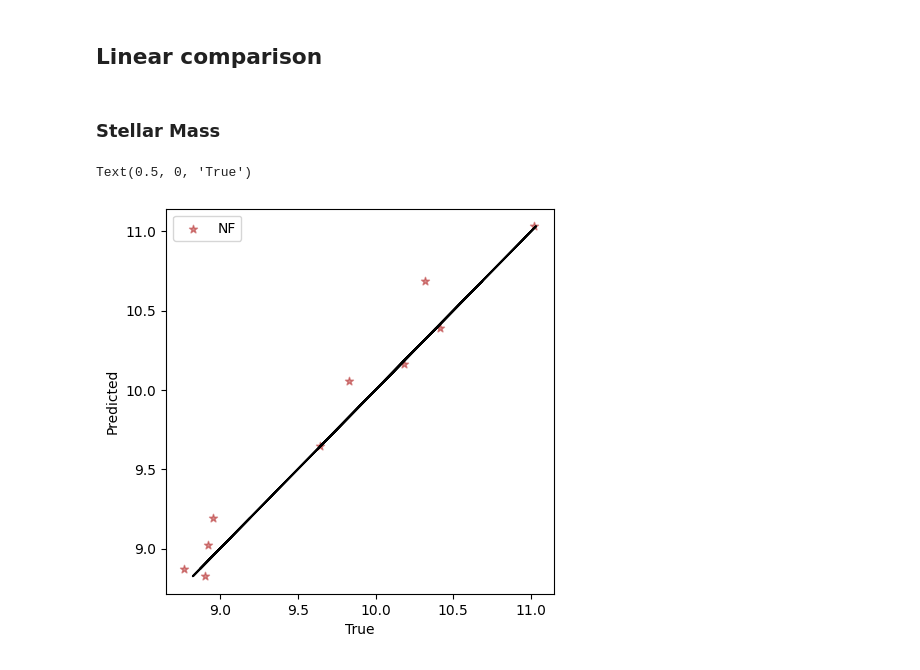
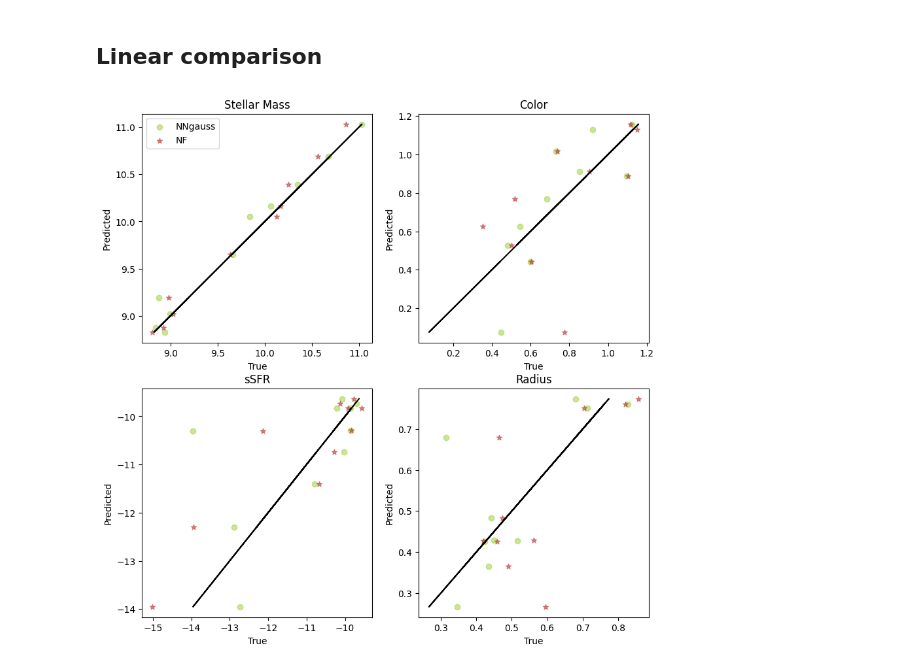
Before and after one commit to nvillanova/CentralGalaxiesTNG300_paperIII, a Jupyter notebook: get_predictions.ipynb, the cells around one changed output. Saved outputs shown, nothing was run; the diff lists cells and outputs as text; code cells hidden in the pictures.

```diff
--- a/get_predictions.ipynb
+++ b/get_predictions.ipynb
@@ -50,0 +52,2 @@ A KerasTensor cannot be used as input to a TensorFlow function. A KerasTensor is
+# %%
+nf = NF(target_props, trial = 99)
@@ -54,3 +61,5 @@ nf_pred = nf.get_sample(input_data, n_samples = 10)
 # instance: 0
 https://scikit-learn.org/stable/model_persistence.html#security-maintainability-limitations
   warnings.warn(
+# %%
+nf_pred = nf.get_sample(input_data, n_samples = 10)
@@ -61,26 +74,53 @@ nf_pred.shape#, nngauss_pred.shape
 # %% [markdown]
 ## Linear comparison
-# %% [markdown]
-### Stellar Mass
-# %%
-nf_smass = nf_pred[0, :, 0]
-#nngauss_smass = nngauss_pred[0, :, 0]
-
-plt.figure(dpi = 100, figsize = (5, 5))
-
-plt.plot(dataset['smass'], dataset['smass'], color = 'black')
-
-# plt.scatter(nngauss_smass, dataset['smass'],
-#             color = nngauss.color, label = nngauss.label, marker = nngauss.marker,
-#             alpha = 0.5)
-
-plt.scatter(nf_smass, dataset['smass'],
-            color = nf.color, label = nf.label, marker = nf.marker,
-            alpha = 0.5)
-
-plt.legend()
-plt.ylabel('Predicted')
-plt.xlabel('True')
-# %% [output]
-Text(0.5, 0, 'True')
-[figure, removed]
+# %%
+fig, axs = plt.subplots(2, 2, figsize = (10, 10), dpi = 100)
+
+#Stellar Mass
+nf_smass = nf_pred[0, :, 0]
+nngauss_smass = nngauss_pred[0, :, 0]
+
+axs[0, 0].set_title('Stellar Mass')
+axs[0, 0].plot(dataset['smass'], dataset['smass'], color = 'black')
+axs[0, 0].scatter(nngauss_smass, dataset['smass'], color = nngauss.color, label = nngauss.label, marker = nngauss.marker, alpha = 0.5)
+axs[0, 0].scatter(nf_smass, dataset['smass'], color = nf.color, label = nf.label, marker = nf.marker, alpha = 0.5)
+axs[0, 0].legend()
+axs[0, 0].set_ylabel('Predicted')
+axs[0, 0].set_xlabel('True')
+
+#Color
+nf_color = nf_pred[0, :, 1]
+nngauss_color = nngauss_pred[0, :, 1]
+
+axs[0, 1].set_title('Color')
+axs[0, 1].plot(dataset['color'], dataset['color'], color = 'black')
+axs[0, 1].scatter(nngauss_color, dataset['color'], color = nngauss.color, label = nngauss.label, marker = nngauss.marker, alpha = 0.5)
+axs[0, 1].scatter(nf_color, dataset['color'], color = nf.color, label = nf.label, marker = nf.marker, alpha = 0.5)
+axs[0, 1].set_ylabel('Predicted')
+axs[0, 1].set_xlabel('True')
+
+#sSFR
+nf_sSFR = nf_pred[0, :, 2]
+nngauss_sSFR = nngauss_pred[0, :, 2]
+
+axs[1, 0].set_title('sSFR')
+axs[1, 0].plot(dataset['sSFR'], dataset['sSFR'], color = 'black')
+axs[1, 0].scatter(nngauss_sSFR, dataset['sSFR'], color = nngauss.color, label = nngauss.label, marker = nngauss.marker, alpha = 0.5)
+axs[1, 0].scatter(nf_sSFR, dataset['sSFR'], color = nf.color, label = nf.label, marker = nf.marker, alpha = 0.5)
+axs[1, 0].set_ylabel('Predicted')
+axs[1, 0].set_xlabel('True')
+
+#Radius
+nf_radius = nf_pred[0, :, 3]
+nngauss_radius = nngauss_pred[0, :, 3]
+
+axs[1, 1].set_title('Radius')
+axs[1, 1].plot(dataset['radius'], dataset['radius'], color = 'black')
+axs[1, 1].scatter(nngauss_radius, dataset['radius'], color = nngauss.color, label = nngauss.label, marker = nngauss.marker, alpha = 0.5)
+axs[1, 1].scatter(nf_radius, dataset['radius'], color = nf.color, label = nf.label, marker = nf.marker, alpha = 0.5)
+axs[1, 1].set_ylabel('Predicted')
+axs[1, 1].set_xlabel('True')
+
+plt.savefig('results/linear_comparison.png')
+# %% [output]
+[figure, added]
```
Also changed, not shown: parts of 9 cells of this notebook, 8 other files.
